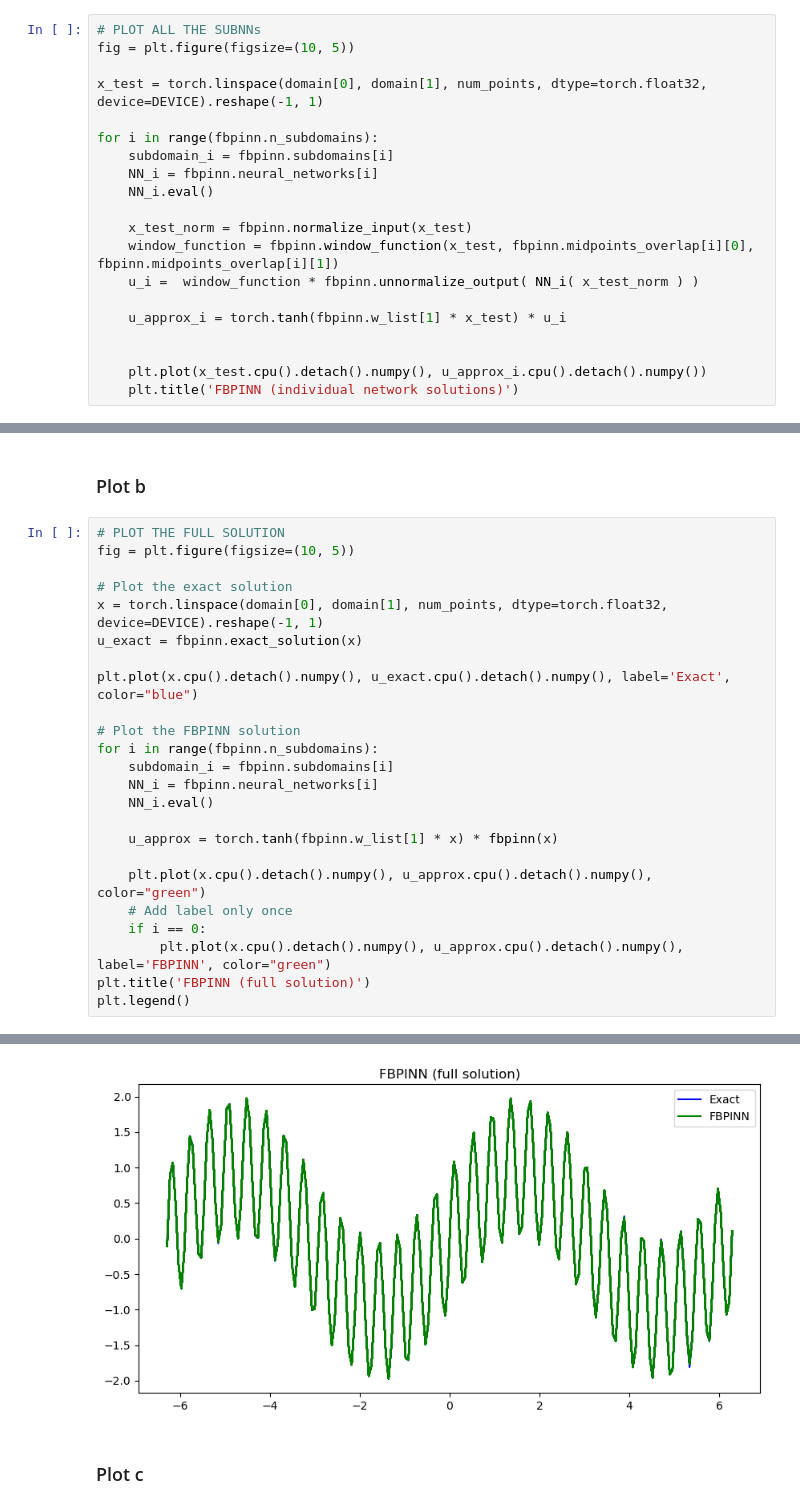
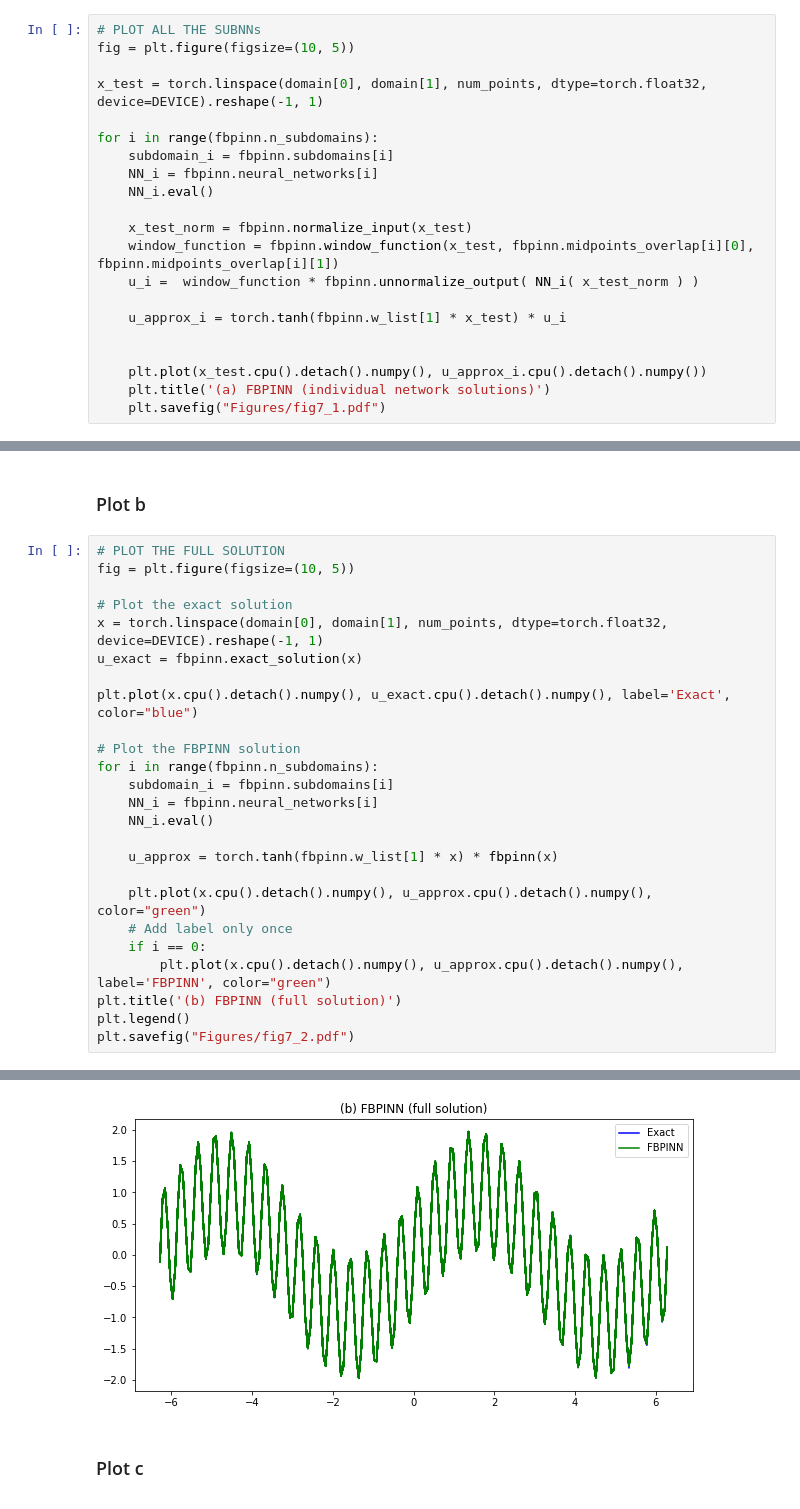
Before and after one commit to guglielmopacifico/DeepLearning, a Jupyter notebook: Task_B/Final_Version/Baseline.ipynb, the cells around one changed output, grey strips where cells are left out. Cells and saved outputs as stored; diff of their text form.

```diff
--- a/Task_B/Final_Version/Baseline.ipynb
+++ b/Task_B/Final_Version/Baseline.ipynb
@@ -655,5 +655,6 @@ for i in range(fbpinn.n_subdomains):
 
 
     plt.plot(x_test.cpu().detach().numpy(), u_approx_i.cpu().detach().numpy())
-    plt.title('FBPINN (individual network solutions)')
+    plt.title('(a) FBPINN (individual network solutions)')
+    plt.savefig("Figures/fig7_1.pdf")
 # %% [output]
@@ -682,6 +683,7 @@ for i in range(fbpinn.n_subdomains):
     # Add label only once
     if i == 0:
         plt.plot(x.cpu().detach().numpy(), u_approx.cpu().detach().numpy(), label='FBPINN', color="green")
-plt.title('FBPINN (full solution)')
+plt.title('(b) FBPINN (full solution)')
 plt.legend()
+plt.savefig("Figures/fig7_2.pdf")
 # %% [output]
@@ -689,4 +690,4 @@ plt.legend()
-[figure, old version]
+[figure, new version]
 # %% [markdown]
 ### Plot c
 # %%
```
Also changed, not shown: parts of 10 cells of this notebook, 40 other files.
